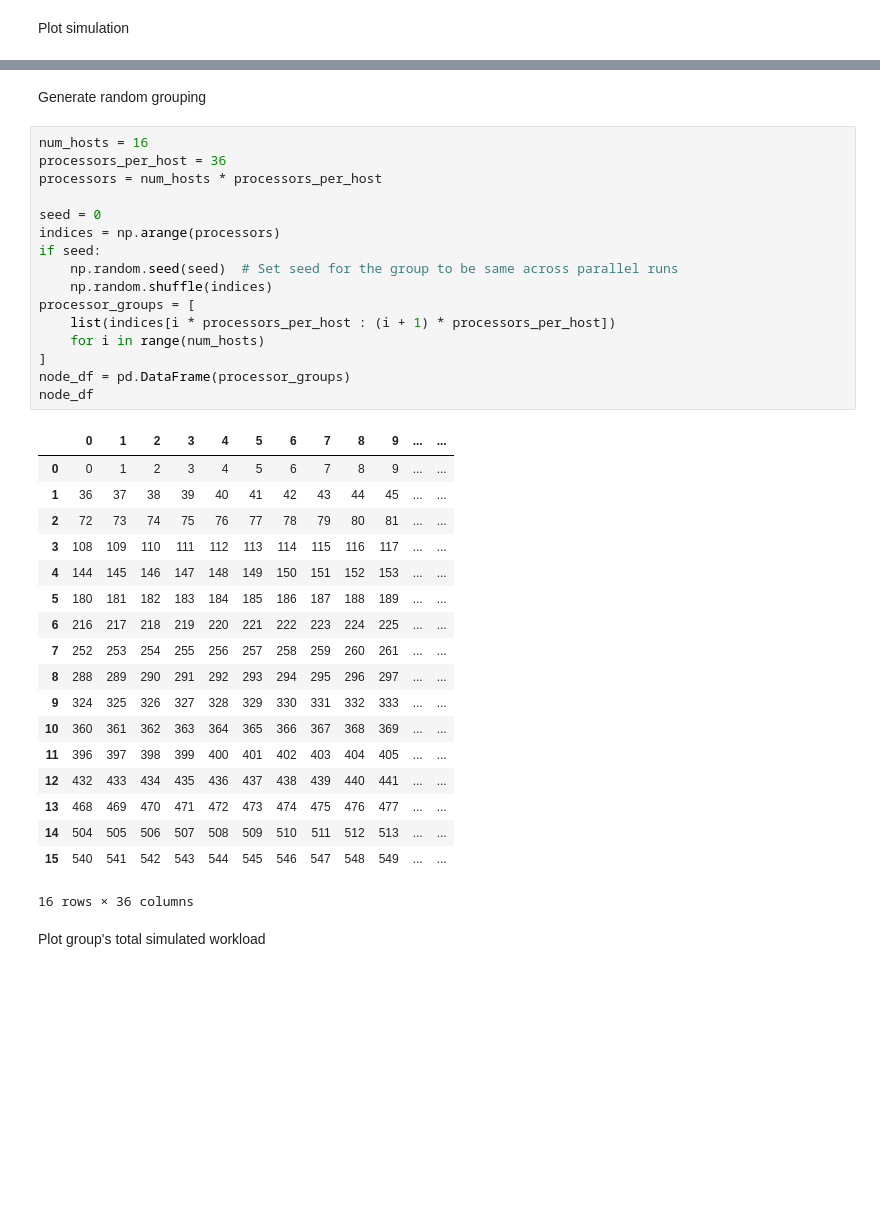
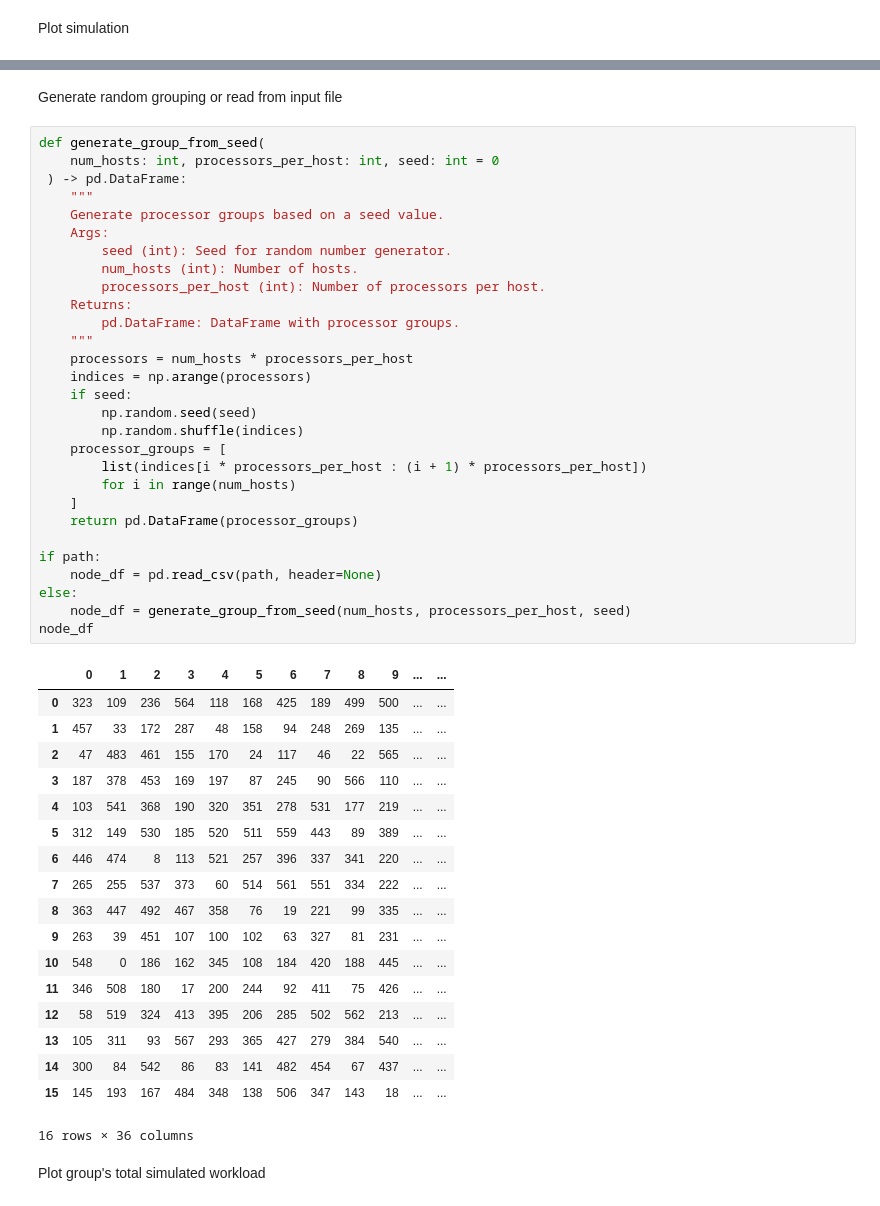
Before and after one commit to Jordan-Sun/simulated-chem, a Jupyter notebook: node_workload.ipynb, the cells around one changed output, grey strips where cells are left out. Drawn from its saved outputs; the diff is of its cells as text; blank space fills up the shorter version.

```diff
--- a/node_workload.ipynb
+++ b/node_workload.ipynb
@@ -55,39 +88,52 @@ plot_simulation_heatmap(simulation_data, path="test/plots/greedy/c48_p576")
 # %% [markdown]
-Generate random grouping
+Generate random grouping or read from input file
 # %%
-num_hosts = 16
-processors_per_host = 36
-processors = num_hosts * processors_per_host
+def generate_group_from_seed(
+    num_hosts: int, processors_per_host: int, seed: int = 0
+ ) -> pd.DataFrame:
+    """
+    Generate processor groups based on a seed value.
+    Args:
+        seed (int): Seed for random number generator.
+        num_hosts (int): Number of hosts.
+        processors_per_host (int): Number of processors per host.
+    Returns:
+        pd.DataFrame: DataFrame with processor groups.
+    """
+    processors = num_hosts * processors_per_host
+    indices = np.arange(processors)
+    if seed:
+        np.random.seed(seed)
+        np.random.shuffle(indices)
+    processor_groups = [
+        list(indices[i * processors_per_host : (i + 1) * processors_per_host])
+        for i in range(num_hosts)
+    ]
+    return pd.DataFrame(processor_groups)
 
-seed = 0
-indices = np.arange(processors)
-if seed:
-    np.random.seed(seed)  # Set seed for the group to be same across parallel runs
-    np.random.shuffle(indices)
-processor_groups = [
-    list(indices[i * processors_per_host : (i + 1) * processors_per_host])
-    for i in range(num_hosts)
-]
-node_df = pd.DataFrame(processor_groups)
+if path:
+    node_df = pd.read_csv(path, header=None)
+else:
+    node_df = generate_group_from_seed(num_hosts, processors_per_host, seed)
 node_df
 # %% [output]
 |  | 0 | 1 | 2 | 3 | 4 | 5 | 6 | 7 | 8 | 9 | ... | ... |
-| 0 | 0 | 1 | 2 | 3 | 4 | 5 | 6 | 7 | 8 | 9 | ... | ... |
-| 1 | 36 | 37 | 38 | 39 | 40 | 41 | 42 | 43 | 44 | 45 | ... | ... |
-| 2 | 72 | 73 | 74 | 75 | 76 | 77 | 78 | 79 | 80 | 81 | ... | ... |
-| 3 | 108 | 109 | 110 | 111 | 112 | 113 | 114 | 115 | 116 | 117 | ... | ... |
-| 4 | 144 | 145 | 146 | 147 | 148 | 149 | 150 | 151 | 152 | 153 | ... | ... |
-| 5 | 180 | 181 | 182 | 183 | 184 | 185 | 186 | 187 | 188 | 189 | ... | ... |
-| 6 | 216 | 217 | 218 | 219 | 220 | 221 | 222 | 223 | 224 | 225 | ... | ... |
-| 7 | 252 | 253 | 254 | 255 | 256 | 257 | 258 | 259 | 260 | 261 | ... | ... |
-| 8 | 288 | 289 | 290 | 291 | 292 | 293 | 294 | 295 | 296 | 297 | ... | ... |
-| 9 | 324 | 325 | 326 | 327 | 328 | 329 | 330 | 331 | 332 | 333 | ... | ... |
-| 10 | 360 | 361 | 362 | 363 | 364 | 365 | 366 | 367 | 368 | 369 | ... | ... |
-| 11 | 396 | 397 | 398 | 399 | 400 | 401 | 402 | 403 | 404 | 405 | ... | ... |
-| 12 | 432 | 433 | 434 | 435 | 436 | 437 | 438 | 439 | 440 | 441 | ... | ... |
-| 13 | 468 | 469 | 470 | 471 | 472 | 473 | 474 | 475 | 476 | 477 | ... | ... |
-| 14 | 504 | 505 | 506 | 507 | 508 | 509 | 510 | 511 | 512 | 513 | ... | ... |
-| 15 | 540 | 541 | 542 | 543 | 544 | 545 | 546 | 547 | 548 | 549 | ... | ... |
+| 0 | 323 | 109 | 236 | 564 | 118 | 168 | 425 | 189 | 499 | 500 | ... | ... |
+| 1 | 457 | 33 | 172 | 287 | 48 | 158 | 94 | 248 | 269 | 135 | ... | ... |
+| 2 | 47 | 483 | 461 | 155 | 170 | 24 | 117 | 46 | 22 | 565 | ... | ... |
+| 3 | 187 | 378 | 453 | 169 | 197 | 87 | 245 | 90 | 566 | 110 | ... | ... |
+| 4 | 103 | 541 | 368 | 190 | 320 | 351 | 278 | 531 | 177 | 219 | ... | ... |
+| 5 | 312 | 149 | 530 | 185 | 520 | 511 | 559 | 443 | 89 | 389 | ... | ... |
+| 6 | 446 | 474 | 8 | 113 | 521 | 257 | 396 | 337 | 341 | 220 | ... | ... |
+| 7 | 265 | 255 | 537 | 373 | 60 | 514 | 561 | 551 | 334 | 222 | ... | ... |
+| 8 | 363 | 447 | 492 | 467 | 358 | 76 | 19 | 221 | 99 | 335 | ... | ... |
+| 9 | 263 | 39 | 451 | 107 | 100 | 102 | 63 | 327 | 81 | 231 | ... | ... |
+| 10 | 548 | 0 | 186 | 162 | 345 | 108 | 184 | 420 | 188 | 445 | ... | ... |
+| 11 | 346 | 508 | 180 | 17 | 200 | 244 | 92 | 411 | 75 | 426 | ... | ... |
+| 12 | 58 | 519 | 324 | 413 | 395 | 206 | 285 | 502 | 562 | 213 | ... | ... |
+| 13 | 105 | 311 | 93 | 567 | 293 | 365 | 427 | 279 | 384 | 540 | ... | ... |
+| 14 | 300 | 84 | 542 | 86 | 83 | 141 | 482 | 454 | 67 | 437 | ... | ... |
+| 15 | 145 | 193 | 167 | 484 | 348 | 138 | 506 | 347 | 143 | 18 | ... | ... |
 16 rows × 36 columns
 # %% [markdown]
 Plot group's total simulated workload
```
Also changed, not shown: parts of 7 cells of this notebook.
